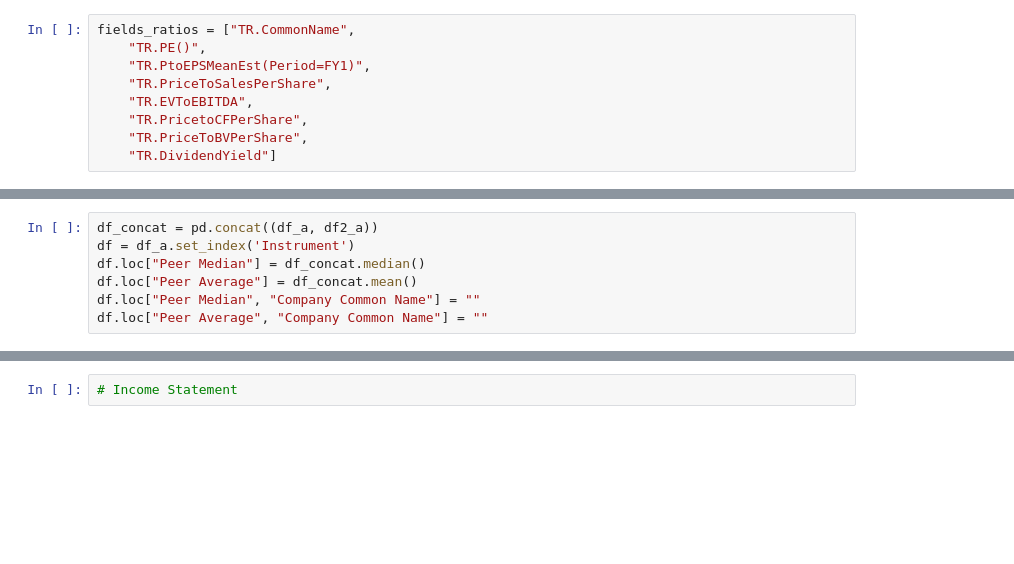
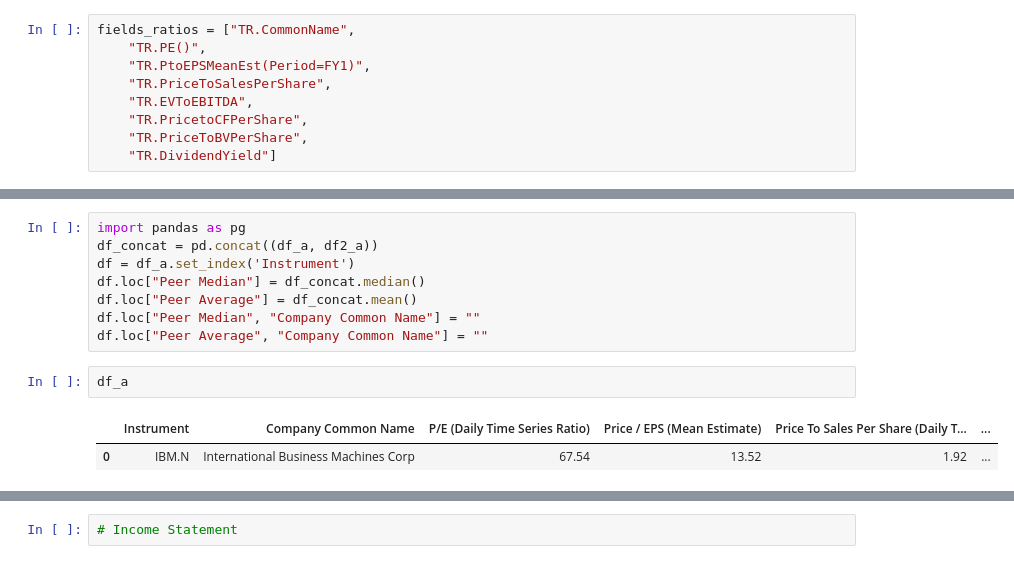
Before and after one commit to neftalivldz/tec-finanzas-2023, a Jupyter notebook: 02_Pandas_operaciones_basicas.ipynb, the cells around one changed output, grey strips where cells are left out. Drawn from its saved outputs; the diff is of its cells as text; blank space fills up the shorter version.

```diff
--- a/02_Pandas_operaciones_basicas.ipynb
+++ b/02_Pandas_operaciones_basicas.ipynb
@@ -291,7 +311,13 @@ df2_a
 # %%
+import pandas as pg
 df_concat = pd.concat((df_a, df2_a))
 df = df_a.set_index('Instrument')
 df.loc["Peer Median"] = df_concat.median()
 df.loc["Peer Average"] = df_concat.mean()
 df.loc["Peer Median", "Company Common Name"] = ""
 df.loc["Peer Average", "Company Common Name"] = ""
+# %%
+df_a
+# %% [output]
+|  | Instrument | Company Common Name | P/E (Daily Time Series Ratio) | Price / EPS (Mean Estimate) | Price To Sales Per Share (Daily T... | ... |
+| 0 | IBM.N | International Business Machines Corp | 67.54 | 13.52 | 1.92 | ... |
```
Also changed, not shown: parts of 11 cells of this notebook, 2 other files.
